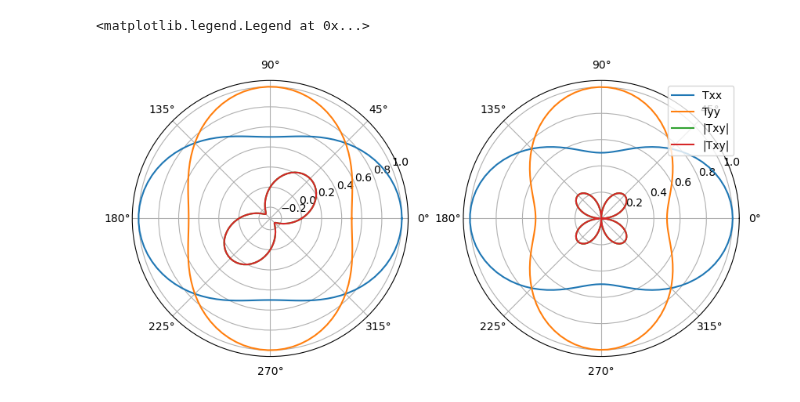
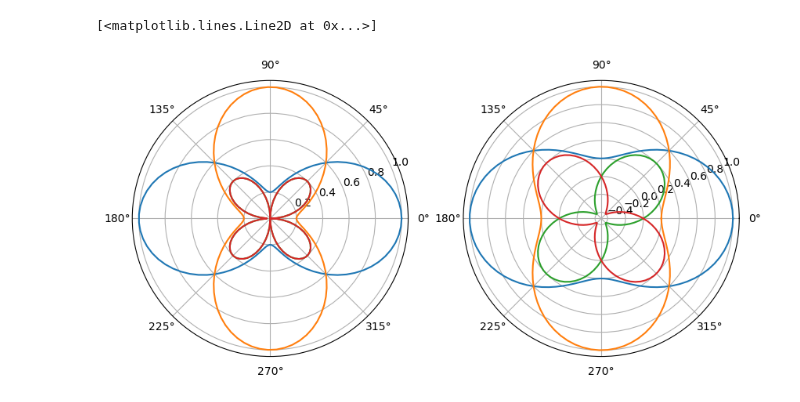
Before and after one commit to dpreuo/alter_morph, a Jupyter notebook: python_notebooks/plotting_form_factors.ipynb, the cells around one changed output. Saved outputs shown, nothing was run; the diff lists cells and outputs as text; code cells hidden in the pictures.

```diff
--- a/python_notebooks/plotting_form_factors.ipynb
+++ b/python_notebooks/plotting_form_factors.ipynb
@@ -16,20 +16,25 @@ def T_ij(t1, t2, theta):
 # %%
 fig, ax = plt.subplots(1, 2, subplot_kw={"projection": "polar"}, figsize=(10, 5))
 
 angles = np.linspace(0, 2 * np.pi, 100)
 
+t1 = 1
+t2 = 0.2
 
-ax[0].plot(angles, T_ij(1, 0.5, angles)[0, 0], label="Txx")
-ax[0].plot(angles, T_ij(1, 0.5, angles)[1, 1], label="Tyy")
-ax[0].plot(angles, T_ij(1, 0.5, angles)[0, 1], label="|Txy|")
-ax[0].plot(angles, T_ij(1, 0.5, angles)[1, 0], label="|Txy|")
+matrix_1 = -_hopping_matrix(t1, t2, angles, n=1, flatten_sign=True)
+matrix_2 = -_hopping_matrix(t1, t2, angles, n=1)
 
-ax[1].plot(angles, -_hopping_matrix(1, 0.5, angles)[0, 0], label="Txx")
-ax[1].plot(angles, -_hopping_matrix(1, 0.5, angles)[1, 1], label="Tyy")
-ax[1].plot(angles, -_hopping_matrix(1, 0.5, angles)[0, 1], label="|Txy|")
-ax[1].plot(angles, -_hopping_matrix(1, 0.5, angles)[1, 0], label="|Txy|")
+ax[0].plot(angles, matrix_1[0, 0], label="Txx")
+ax[0].plot(angles, matrix_1[1, 1], label="Tyy")
+ax[0].plot(angles, matrix_1[0, 1], label="|Txy|")
+ax[0].plot(angles, matrix_1[1, 0], label="|Tyx|")
 
-ax[1].legend()
+ax[1].plot(angles, matrix_2[0, 0], label="Txx")
+ax[1].plot(angles, matrix_2[1, 1], label="Tyy")
+ax[1].plot(angles, matrix_2[0, 1], label="|Txy|")
+ax[1].plot(angles, matrix_2[1, 0], label="|Tyx|")
+
+# ax[1].legend()
 # %% [output]
-<matplotlib.legend.Legend at 0x...>
+[<matplotlib.lines.Line2D at 0x...>]
-[figure, old version]
+[figure, new version]
```
Also changed, not shown: 4 other files.
